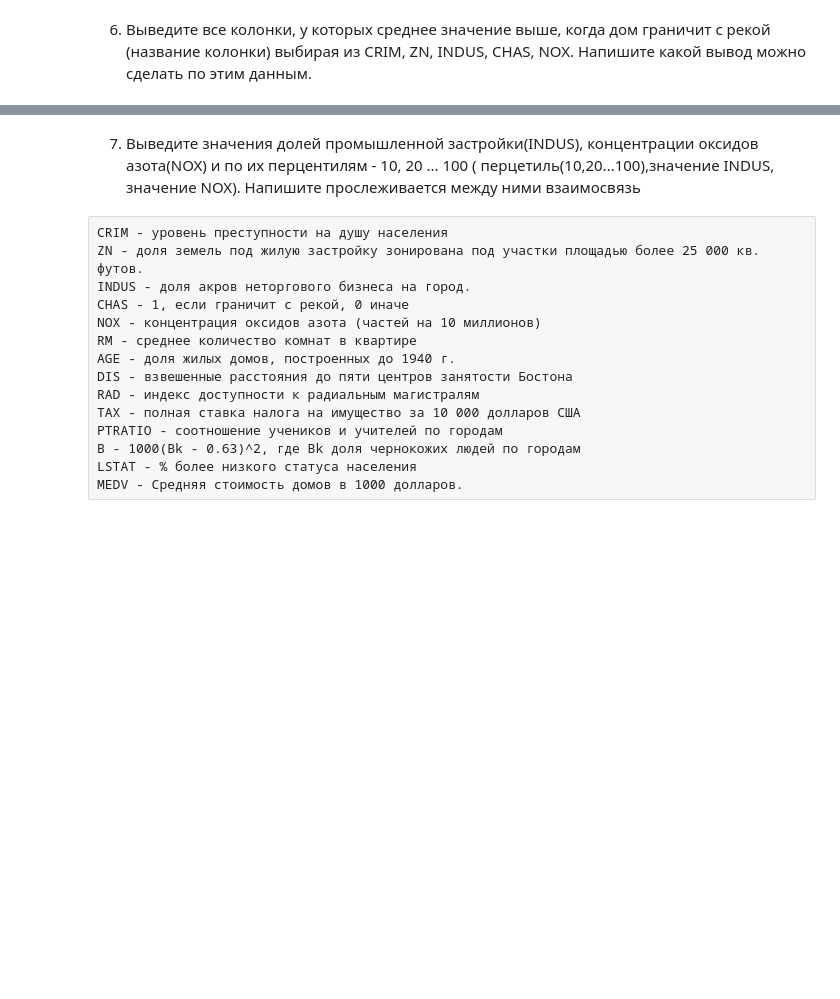
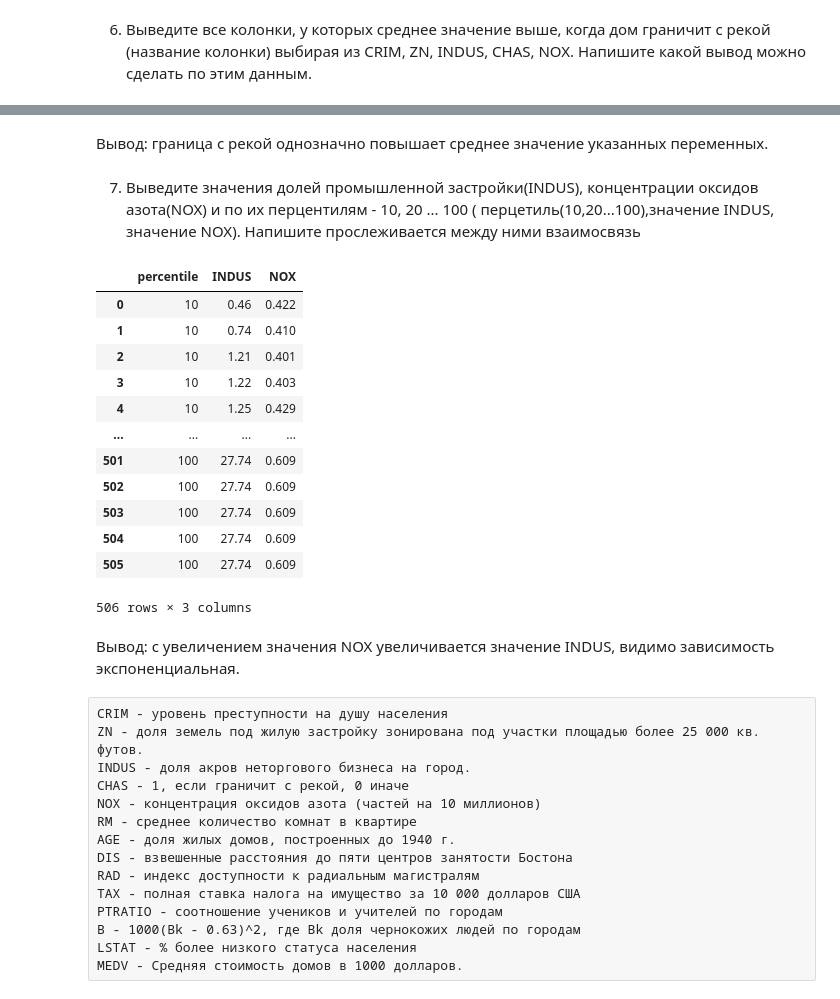
Before and after one commit to IvlevaAnna1/Hometasks, a Jupyter notebook: sql_2_HW_Ivleva_Anna.ipynb, the cells around one changed output, grey strips where cells are left out. Cells and saved outputs as stored; diff of their text form; code cells hidden in the pictures; blank space fills up the shorter version.

```diff
--- a/sql_2_HW_Ivleva_Anna.ipynb
+++ b/sql_2_HW_Ivleva_Anna.ipynb
@@ -166,14 +325,34 @@ pd.read_sql(
+# %% [markdown]
+Вывод: граница с рекой однозначно повышает среднее значение указанных переменных.
 # %% [markdown]
 7. Выведите значения долей промышленной застройки(INDUS), концентрации оксидов азота(NOX) и по их перцентилям - 10, 20 ... 100 ( перцетиль(10,20...100),значение INDUS, значение NOX). Напишите прослеживается между ними взаимосвязь
 # %%
 
 pd.read_sql(
     '''
-    SELECT * FROM boston
-    limit 5
+    SELECT (NTILE(10) over(order by INDUS, NOX))*10 as percentile,
+    INDUS,
+    NOX
+    FROM boston
     ''',
     con,
 )
+# %% [output]
+|  | percentile | INDUS | NOX |
+| 0 | 10 | 0.46 | 0.422 |
+| 1 | 10 | 0.74 | 0.410 |
+| 2 | 10 | 1.21 | 0.401 |
+| 3 | 10 | 1.22 | 0.403 |
+| 4 | 10 | 1.25 | 0.429 |
+| ... | ... | ... | ... |
+| 501 | 100 | 27.74 | 0.609 |
+| 502 | 100 | 27.74 | 0.609 |
+| 503 | 100 | 27.74 | 0.609 |
+| 504 | 100 | 27.74 | 0.609 |
+| 505 | 100 | 27.74 | 0.609 |
+506 rows × 3 columns
+# %% [markdown]
+Вывод: с увеличением значения NOX увеличивается значение INDUS, видимо зависимость экспоненциальная.
 # %% [raw]
 CRIM - уровень преступности на душу населения
 ZN - доля земель под жилую застройку зонирована под участки площадью более 25 000 кв. футов.
```
Also changed, not shown: parts of 11 cells of this notebook.
